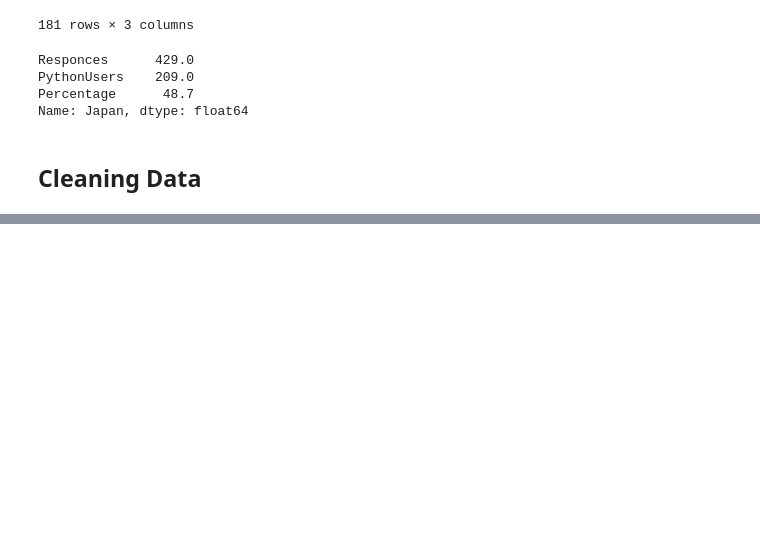
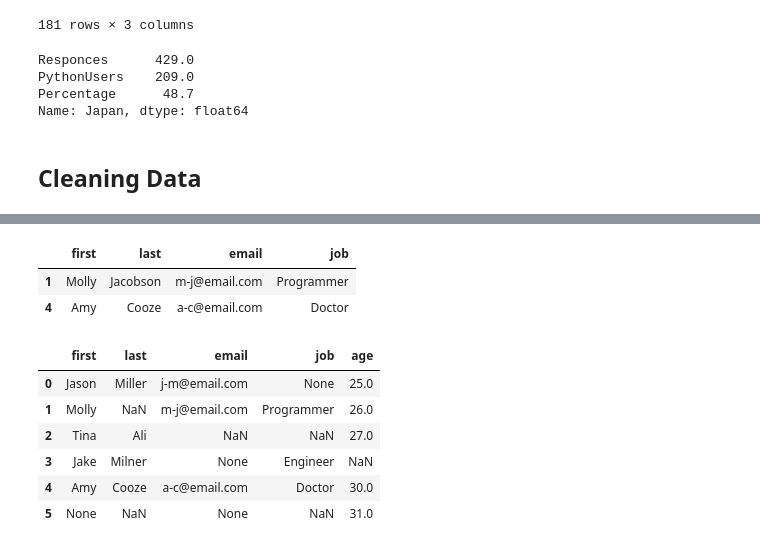
Before and after one commit to emad-almajdalawi/temp, a Jupyter notebook: pandas_demo.ipynb, the cells around one changed output, grey strips where cells are left out. Drawn from its saved outputs; the diff is of its cells as text; code cells hidden in the pictures; blank space fills up the shorter version.

Commit message:
cleaning data

```diff
--- a/pandas_demo.ipynb
+++ b/pandas_demo.ipynb
@@ -1083,0 +1179,29 @@ Name: Japan, dtype: float64
+# %%
+# remove any row have NaN/None value in job column or email column
+people2_df.dropna(axis='index', how='any' , subset=['job', 'email'])
+# %% [output]
+|  | first | last | email | job |
+| 1 | Molly | Jacobson | m-j@email.com | Programmer |
+| 4 | Amy | Cooze | a-c@email.com | Doctor |
+# %%
+people3 = {
+    'first': ['Jason', 'Molly', 'Tina', 'Jake', 'Amy', None],
+    'last': ['Miller', 'Missing', 'Ali', 'Milner', 'Cooze', np.nan],
+    'email': ['j-m@email.com','m-j@email.com',np.nan, None, 'a-c@email.com', None],
+    'job': [None, 'Programmer', 'NA', 'Engineer', 'Doctor', np.nan],
+    'age': [25, 26, 27, None, 30, 31],
+    }
+
+people3_df= pd.DataFrame(people3)
+# %%
+people3_df.replace('NA', np.nan, inplace=True)
+people3_df.replace('Missing', np.nan, inplace=True)
+people3_df
+# %% [output]
+|  | first | last | email | job | age |
+| 0 | Jason | Miller | j-m@email.com | None | 25.0 |
+| 1 | Molly | NaN | m-j@email.com | Programmer | 26.0 |
+| 2 | Tina | Ali | NaN | NaN | 27.0 |
+| 3 | Jake | Milner | None | Engineer | NaN |
+| 4 | Amy | Cooze | a-c@email.com | Doctor | 30.0 |
+| 5 | None | NaN | None | NaN | 31.0 |
```
Also changed, not shown: parts of 49 cells of this notebook.
